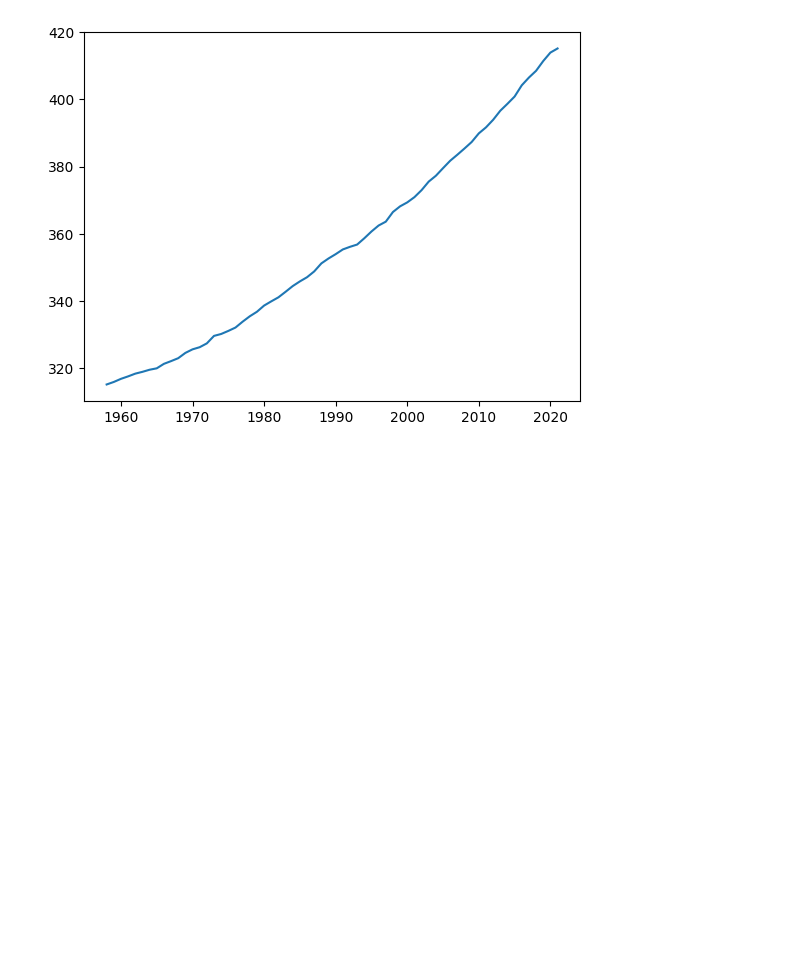
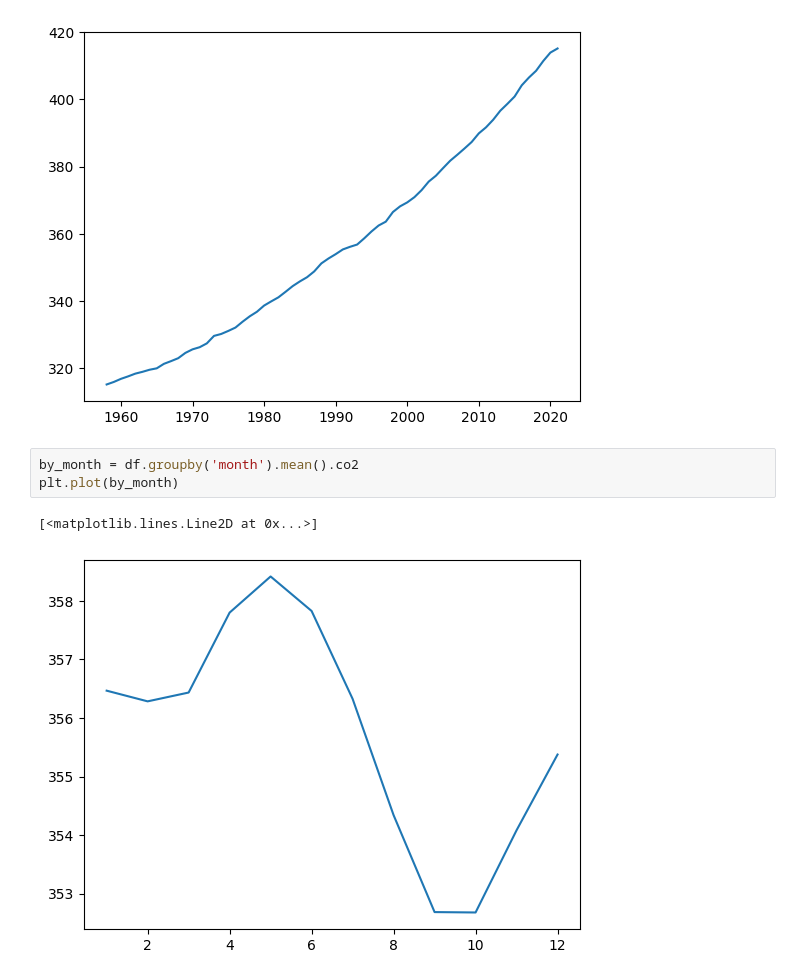
Before and after one commit to Elianamos29/Advanced-python-projects, a Jupyter notebook: analyze-co2-concentration/Xarray.ipynb, the cells around one changed output. Saved outputs shown, nothing was run; the diff lists cells and outputs as text; blank space fills up the shorter version.

Commit message:
plot the monthly co2 level, averaged across years

```diff
--- a/analyze-co2-concentration/Xarray.ipynb
+++ b/analyze-co2-concentration/Xarray.ipynb
@@ -23,3 +23,9 @@ plt.plot(by_year)
 # %% [output]
 [<matplotlib.lines.Line2D at 0x...>]
 [figure]
+# %%
+by_month = df.groupby('month').mean().co2
+plt.plot(by_month)
+# %% [output]
+[<matplotlib.lines.Line2D at 0x...>]
+[figure, added]
```
